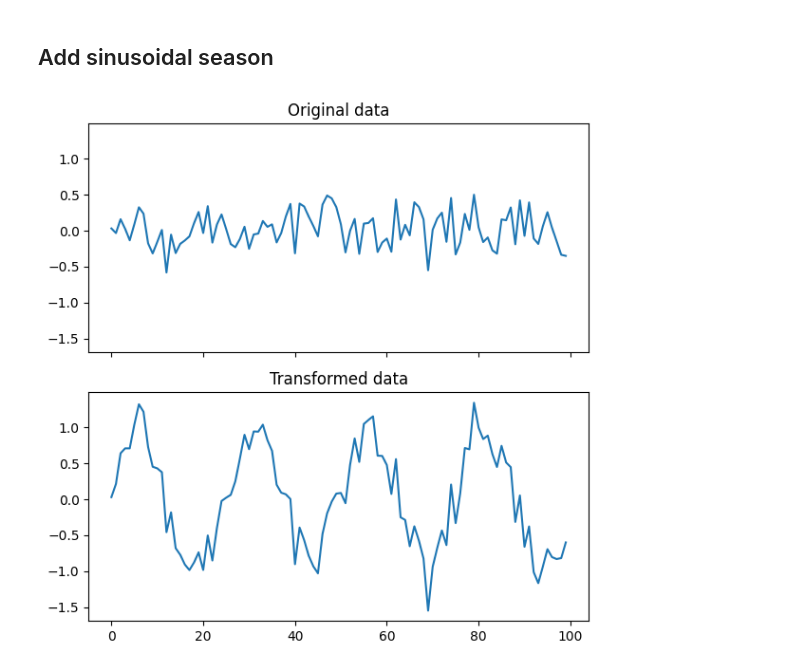
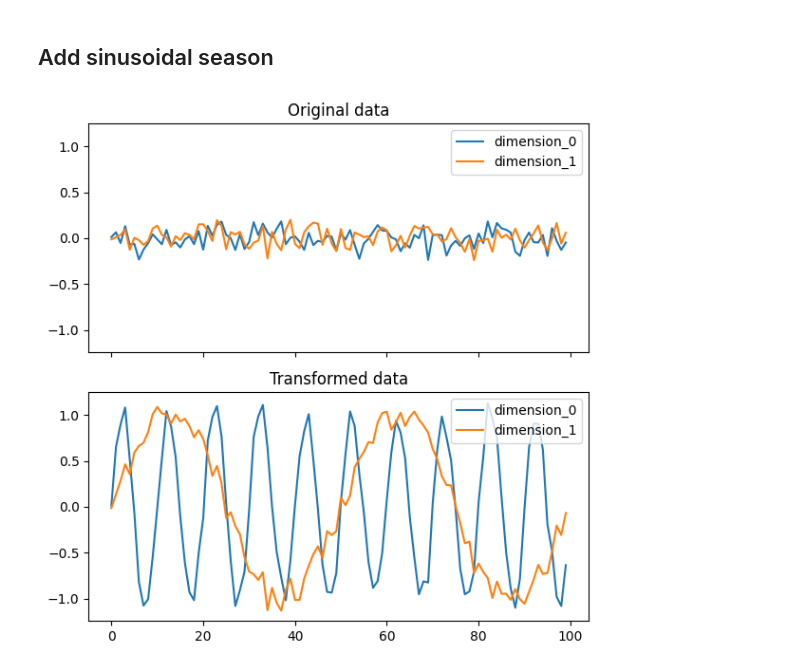
Before and after one commit to Fraunhofer-IESE/badgers, a Jupyter notebook: docs/tutorials/Seasons-Time-Series.ipynb, the cells around one changed output. Cells and saved outputs as stored; diff of their text form; code cells hidden in the pictures.

```diff
--- a/docs/tutorials/Seasons-Time-Series.ipynb
+++ b/docs/tutorials/Seasons-Time-Series.ipynb
@@ -13,6 +14,5 @@ rng = default_rng(seed)
 # %% [markdown]
 ## Generate data (gaussian white noise)
 # %%
-X = rng.normal(size=100, scale=0.25)
-t = np.arange(100)
+X = pd.DataFrame(data=rng.normal(loc=0, scale=0.1, size=(100, 2)), columns=['dimension_0', 'dimension_1'])
 # %%
@@ -23,15 +23,15 @@ plt.plot(t, X)
 # %% [markdown]
 ## Add sinusoidal season
 # %%
-generator = GlobalAdditiveSinusoidalSeasonGenerator(period=25, random_generator=rng)
+generator = GlobalAdditiveSinusoidalSeasonGenerator(random_generator=rng)
 # %%
-Xt, _ = generator.generate(X, None)
+Xt, _ = generator.generate(X=X, y=None, period=np.array([10,50]))
 # %%
 fig, axes = plt.subplots(2, sharex=True, sharey=True, figsize=(6,6))
-axes[0].plot(t, X)
+X.plot(ax=axes[0])
 axes[0].set_title('Original data')
-axes[1].plot(t, Xt)
+Xt.plot(ax=axes[1])
 axes[1].set_title('Transformed data')
 plt.tight_layout();
 # %% [output]
-[figure, old version]
+[figure, new version]
```
Also changed, not shown: parts of 2 cells of this notebook, 15 other files.
